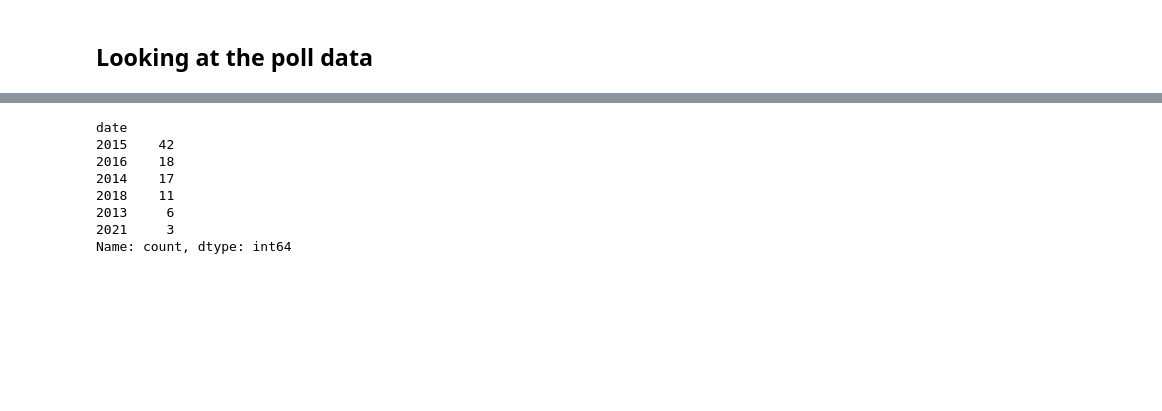
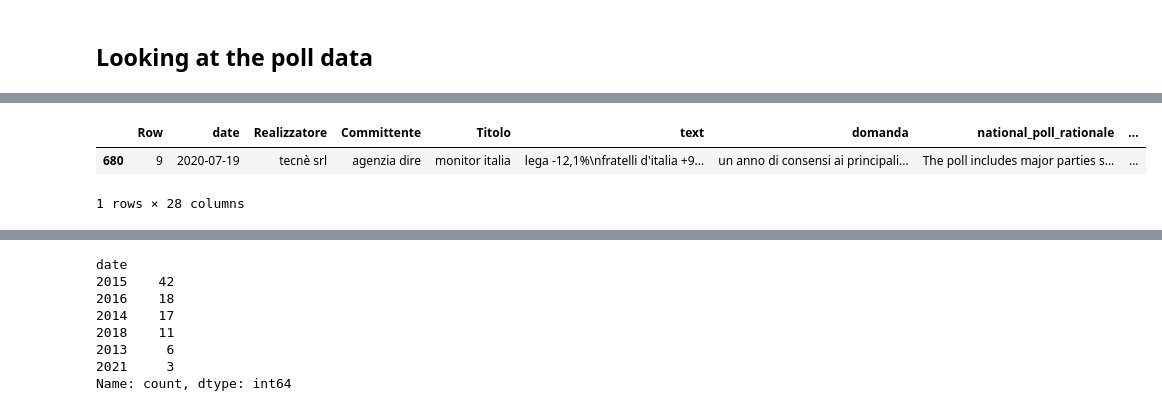
Before and after one commit to ruggsea/llm_italian_poll_scraper, a Jupyter notebook: eda.ipynb, the cells around one changed output, grey strips where cells are left out. Cells and saved outputs as stored; diff of their text form; code cells hidden in the pictures; blank space fills up the shorter version.

```diff
--- a/eda.ipynb
+++ b/eda.ipynb
@@ -43,3 +59,9 @@ polls
+# %%
+lowest_pd
+# %% [output]
+|  | Row | date | Realizzatore | Committente | Titolo | text | domanda | national_poll_rationale | ... |
+| 680 | 9 | 2020-07-19 | tecnè srl | agenzia dire | monitor italia | lega -12,1%\nfratelli d'italia +9... | un anno di consensi ai principali... | The poll includes major parties s... | ... |
+1 rows × 28 columns
 # %%
 # rows with text of less of 10 characters
 problematic_rows = polls[polls['text'].str.len() < 10]
```
Also changed, not shown: parts of 4 cells of this notebook, 1 other file.
